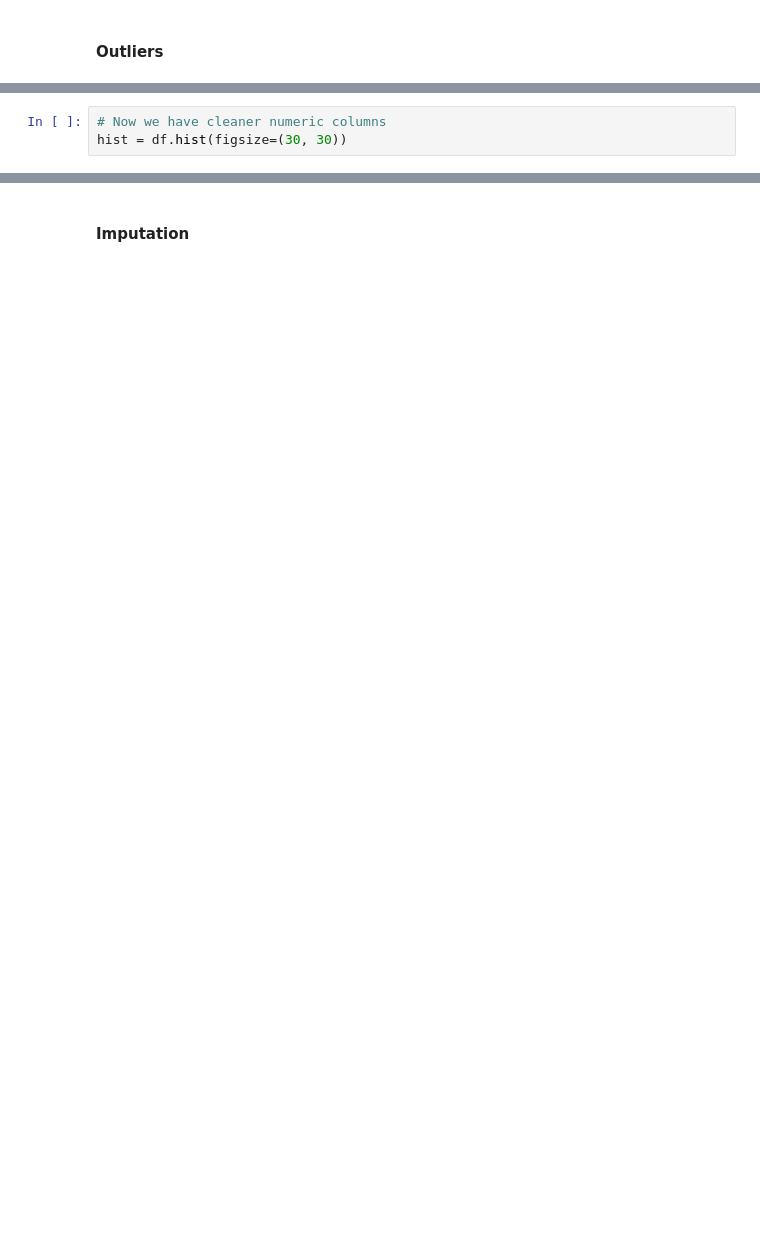
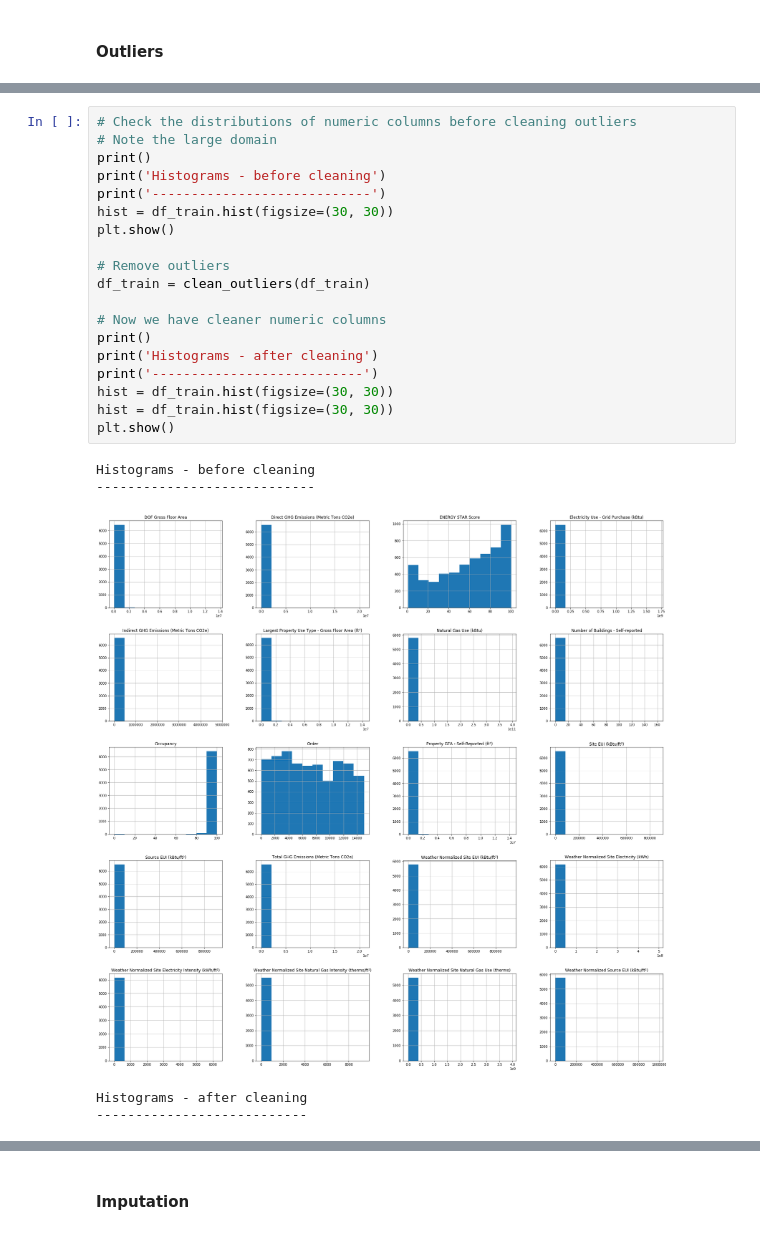
Before and after one commit to mikearango/introML-AnalyticsU, a Jupyter notebook: notebooks/sandbox.ipynb, the cells around one changed output, grey strips where cells are left out. Saved outputs shown, nothing was run; the diff lists cells and outputs as text; blank space fills up the shorter version.

```diff
--- a/notebooks/sandbox.ipynb
+++ b/notebooks/sandbox.ipynb
@@ -438,3 +387,25 @@ for col in lb.index:
-# %%
-# Now we have cleaner numeric columns
-hist = df.hist(figsize=(30, 30))
+# %%
+# Check the distributions of numeric columns before cleaning outliers
+# Note the large domain
+print()
+print('Histograms - before cleaning')
+print('----------------------------')
+hist = df_train.hist(figsize=(30, 30))
+plt.show()
+
+# Remove outliers
+df_train = clean_outliers(df_train)
+
+# Now we have cleaner numeric columns
+print()
+print('Histograms - after cleaning')
+print('---------------------------')
+hist = df_train.hist(figsize=(30, 30))
+hist = df_train.hist(figsize=(30, 30))
+plt.show()
+# %% [output]
+Histograms - before cleaning
+----------------------------
+[figure, added]
+Histograms - after cleaning
+---------------------------
```
Also changed, not shown: parts of 16 cells of this notebook.
